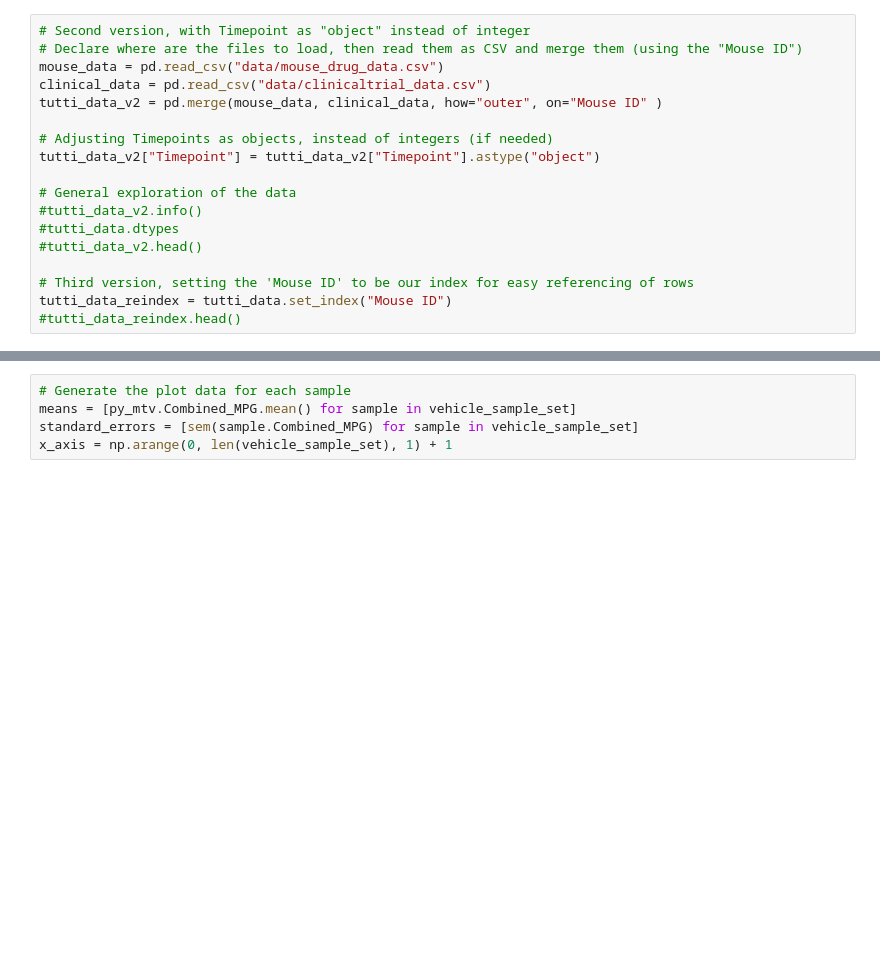
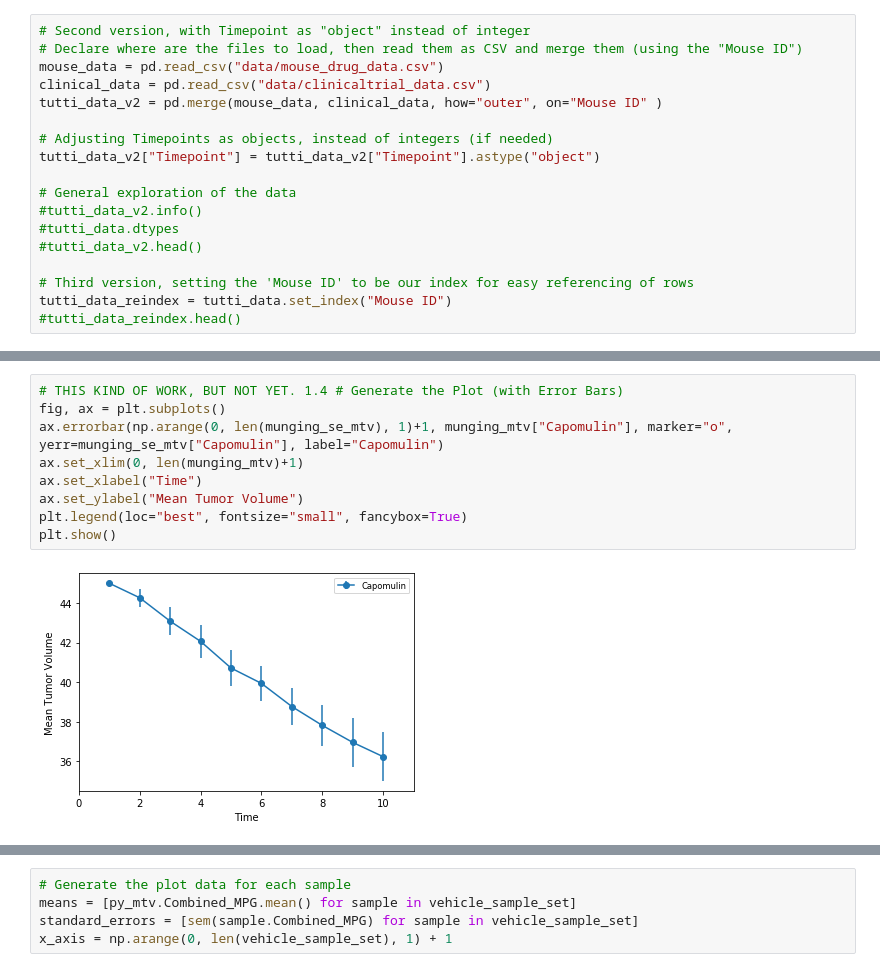
Before and after one commit to Enrique-Gaspar/matplotlib-challenge, a Jupyter notebook: Pymaceuticals/main-eg.ipynb, the cells around one changed output, grey strips where cells are left out. Drawn from its saved outputs; the diff is of its cells as text; blank space fills up the shorter version.

```diff
--- a/Pymaceuticals/main-eg.ipynb
+++ b/Pymaceuticals/main-eg.ipynb
@@ -99,0 +132,11 @@ Int64Index([0, 5, 10, 15, 20, 25, 30, 35, 40, 45], dtype='int64', name='Timepoin
+# %%
+# THIS KIND OF WORK, BUT NOT YET. 1.4 # Generate the Plot (with Error Bars)
+fig, ax = plt.subplots()
+ax.errorbar(np.arange(0, len(munging_se_mtv), 1)+1, munging_mtv["Capomulin"], marker="o", yerr=munging_se_mtv["Capomulin"], label="Capomulin")
+ax.set_xlim(0, len(munging_mtv)+1)
+ax.set_xlabel("Time")
+ax.set_ylabel("Mean Tumor Volume")
+plt.legend(loc="best", fontsize="small", fancybox=True)
+plt.show()
+# %% [output]
+[figure, added]
```
Also changed, not shown: parts of 10 cells of this notebook.
